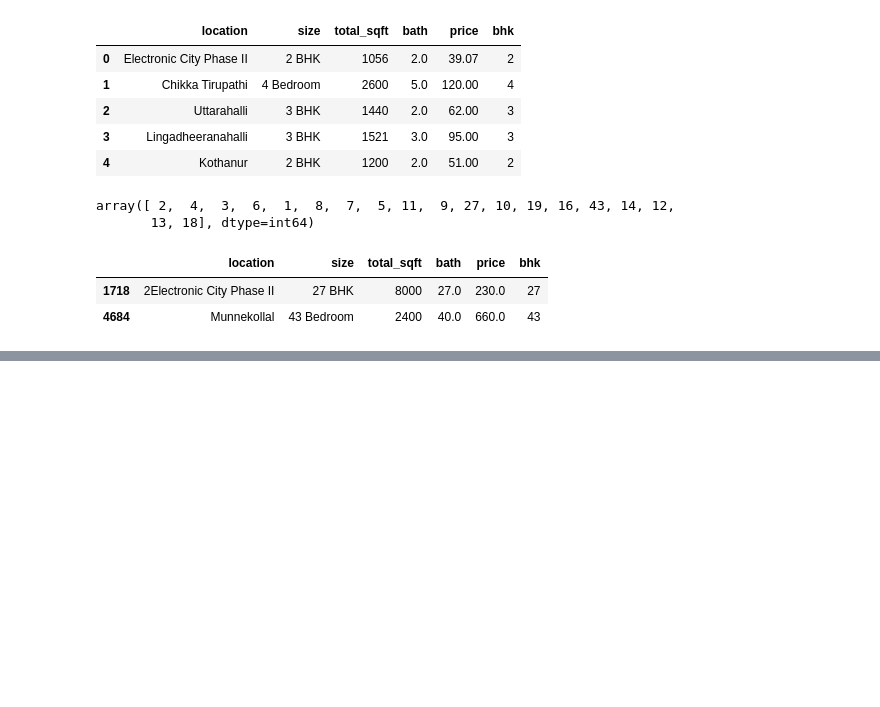
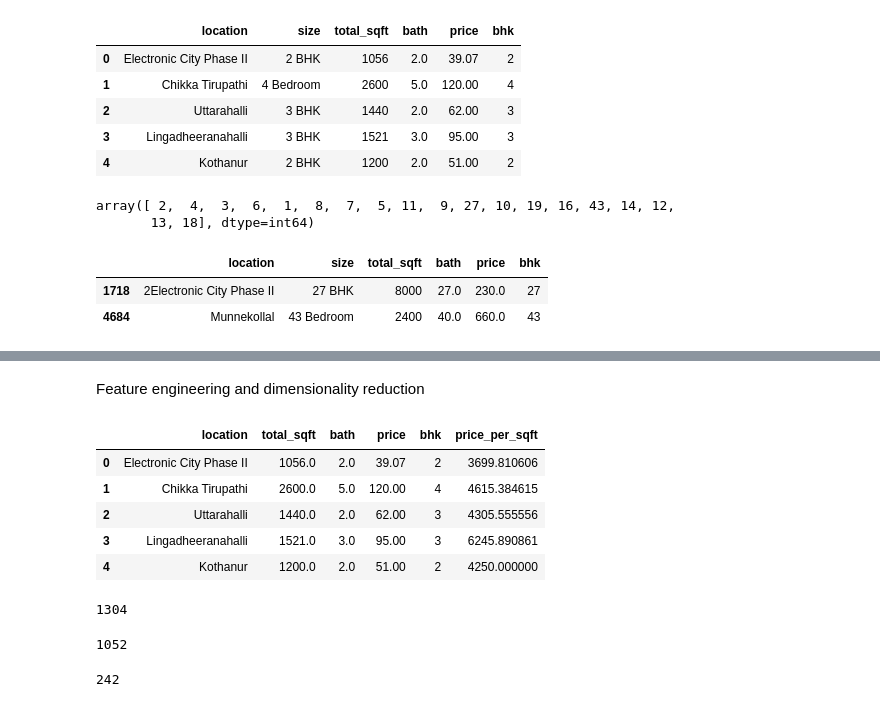
Before and after one commit to pranshu-raj-211/vigilant-octo-spork, a Jupyter notebook: regression/price_prediction.ipynb, the cells around one changed output, grey strips where cells are left out. Saved outputs shown, nothing was run; the diff lists cells and outputs as text; code cells hidden in the pictures; blank space fills up the shorter version.

```diff
--- a/regression/price_prediction.ipynb
+++ b/regression/price_prediction.ipynb
@@ -123,7 +121,7 @@ df3[df3["total_sqft"].apply(is_float)].head()
 def ret_avg(x):
     tokens = x.split("-")
     if len(tokens) == 2:
-        return (float(tokens[0]) + float([tokens[1]])) / 2
+        return (float(tokens[0]) + float(tokens[1])) / 2
     try:
         return float(x)
     except:
@@ -131,5 +129,12 @@ def ret_avg(x):
 
 
 # changing units of size
+# faulty function, none is being returned
 def unit_conversion(x):
     tokens = x.split()
+    try:
+        if len(tokens > 1):
+            if tokens[1] == "Meter":
+                return float(tokens[0]) * 10.764
+    except:
+        pass
@@ -140,0 +157,40 @@ df4.head(3)
+# %% [markdown]
+Feature engineering and dimensionality reduction
+# %%
+df5 = df4.copy()  # doing a deep copy
+# creating new feature price per sq ft to detect outliers
+
+df5["price_per_sqft"] = df5["price"] * 100000 / df5["total_sqft"]
+df5.head()
+# %% [output]
+|  | location | total_sqft | bath | price | bhk | price_per_sqft |
+| 0 | Electronic City Phase II | 1056.0 | 2.0 | 39.07 | 2 | 3699.810606 |
+| 1 | Chikka Tirupathi | 2600.0 | 5.0 | 120.00 | 4 | 4615.384615 |
+| 2 | Uttarahalli | 1440.0 | 2.0 | 62.00 | 3 | 4305.555556 |
+| 3 | Lingadheeranahalli | 1521.0 | 3.0 | 95.00 | 3 | 6245.890861 |
+| 4 | Kothanur | 1200.0 | 2.0 | 51.00 | 2 | 4250.000000 |
+# %%
+len(df5.location.unique())
+"""
+    high dimensionality problem as there are 1304 columns and to represent each
+    uniquely we would need 1304 columns, which is tedious and impractical
+"""
+# %% [output]
+1304
+# %%
+# reducing dimensions
+df5.location = df5.location.apply(lambda x: x.strip())
+location_stats = (
+    df5.groupby("location")["location"].agg("count").sort_values(ascending=False)
+)
+
+len(location_stats[location_stats <= 10])
+# many locations have less than 10 samples so reducing those to others
+# %% [output]
+1052
+# %%
+location_stats_less = location_stats[location_stats <= 10]
+df5.location = df5.location.apply(lambda x: "other" if x in location_stats_less else x)
+len(df5.location.unique())
+# %% [output]
+242
```
Also changed, not shown: parts of 12 cells of this notebook.
